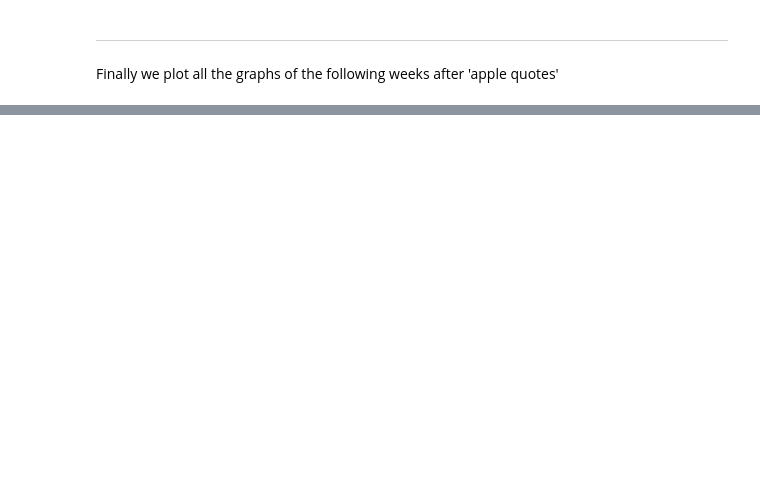
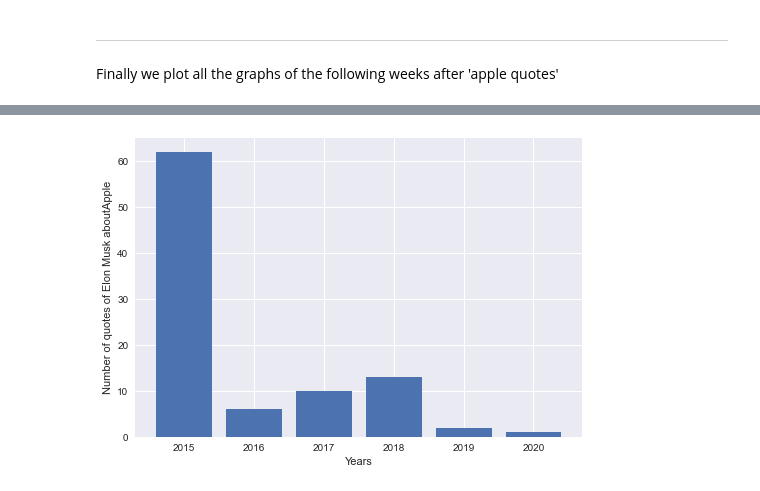
Before and after one commit to LobsterChampage/ada-2021-project-madagascar, a Jupyter notebook: Main.ipynb, the cells around one changed output, grey strips where cells are left out. Cells and saved outputs as stored; diff of their text form; code cells hidden in the pictures; blank space fills up the shorter version.

```diff
--- a/Main.ipynb
+++ b/Main.ipynb
@@ -115,0 +184,4 @@ for i in range(len(apples)):
+# %%
+PlotByOrg("Apple")
+# %% [output]
+[figure, added]
```
Also changed, not shown: parts of 17 cells of this notebook, 11 other files.
